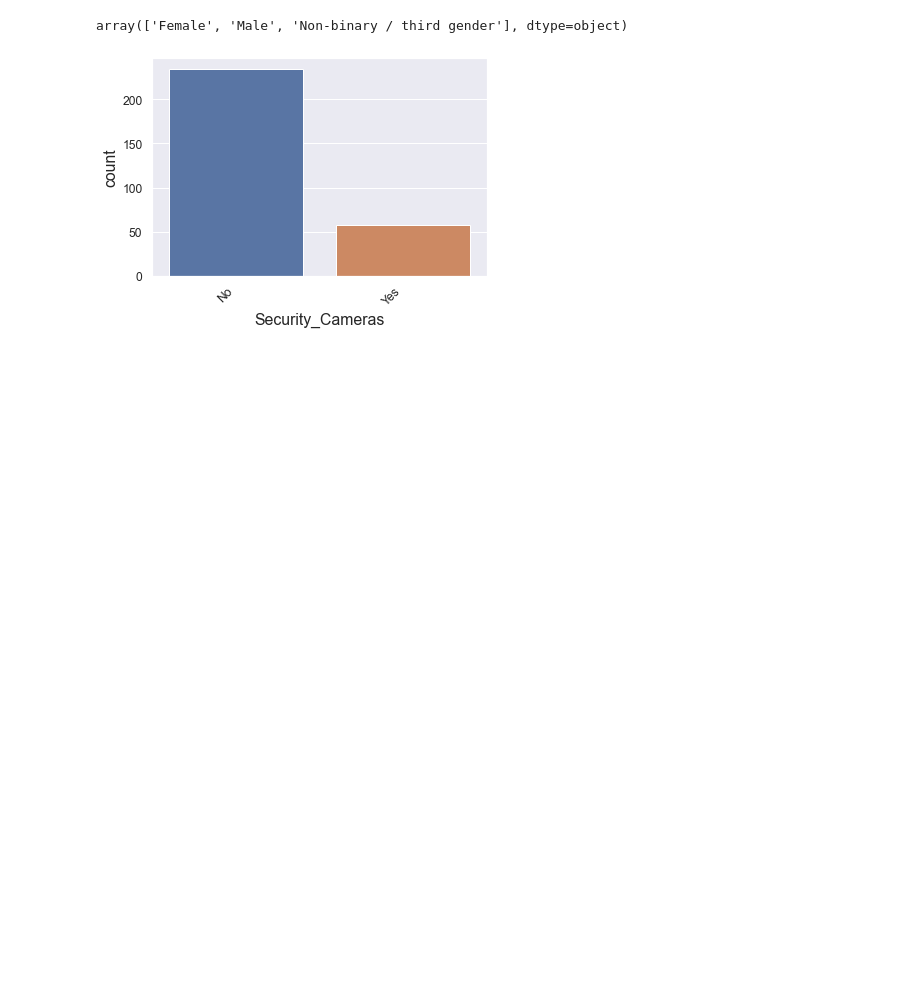
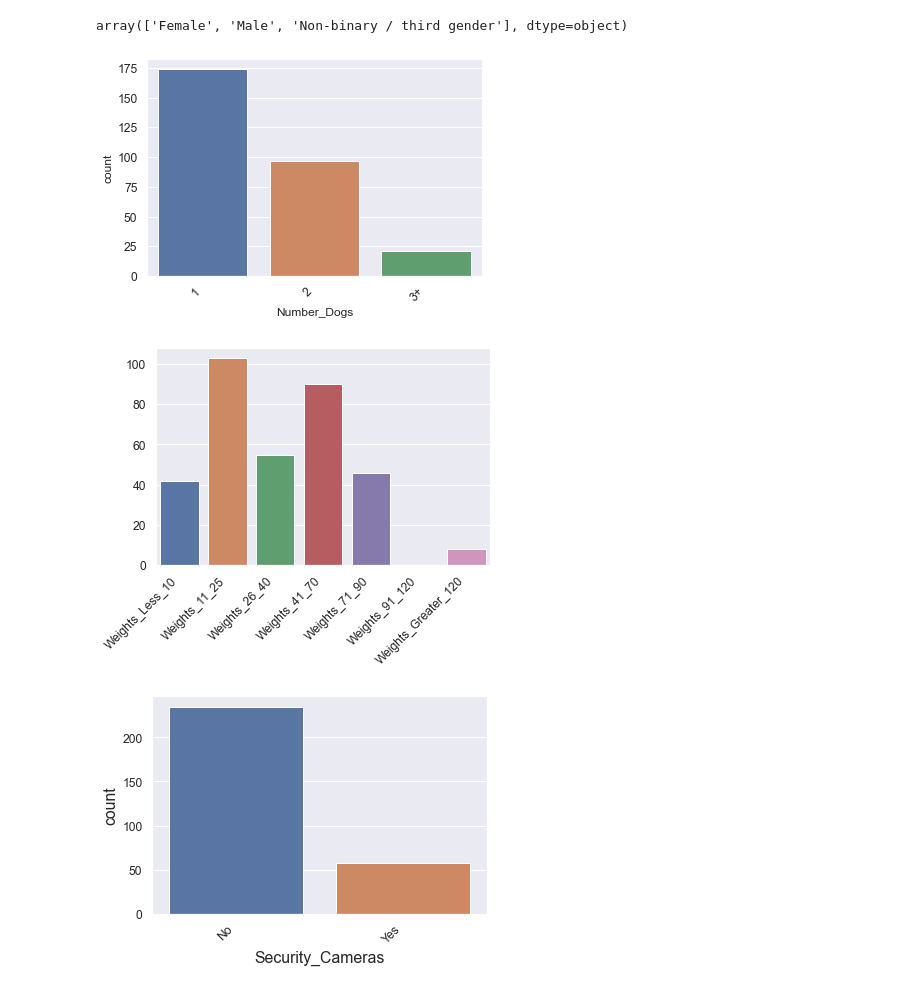
Before and after one commit to markhary/emba912_survey, a Jupyter notebook: ruby.ipynb, the cells around one changed output. Cells and saved outputs as stored; diff of their text form; code cells hidden in the pictures; blank space fills up the shorter version.

```diff
--- a/ruby.ipynb
+++ b/ruby.ipynb
@@ -148,3 +138,30 @@ array(['Female', 'Male', 'Non-binary / third gender'], dtype=object)
+# %%
+# Dog Information
+#Number_Dogs                        object
+#Dog_Weights                        object
+#Weights_Less_10                      bool
+#Weights_11_25                        bool
+#Weights_26_40                        bool
+#Weights_41_70                        bool
+#Weights_71_90                        bool
+#Weights_91_120                       bool
+#Weights_Greater_120                  bool
+create_countplot("Number_Dogs", ["1", "2", "3+"])
+
+columns = ["Weights_Less_10",
+           "Weights_11_25",
+           "Weights_26_40",
+           "Weights_41_70",
+           "Weights_71_90",
+           "Weights_91_120",
+           "Weights_Greater_120"];
+Weights = survey_data[survey_data==True][columns].count();
+chart = sns.barplot(y=Weights.values, x=Weights.index);
+rotate_xlabels(chart)
+save_figure(chart.get_figure(), 'Dog_Weights' + column);
+# %% [output]
+[figure, added]
+[figure, added]
 # %%
 # Other Information
 #Security_Cameras                   object
```
Also changed, not shown: parts of 10 cells of this notebook, 13 other files.
